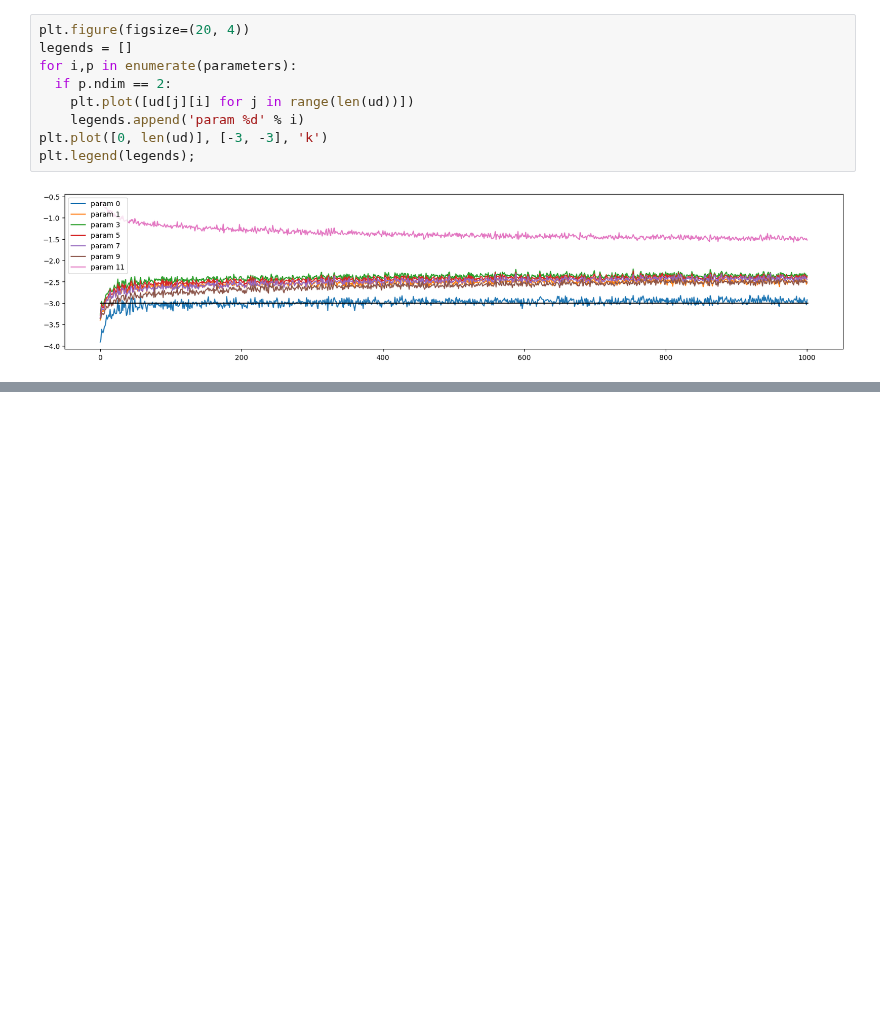
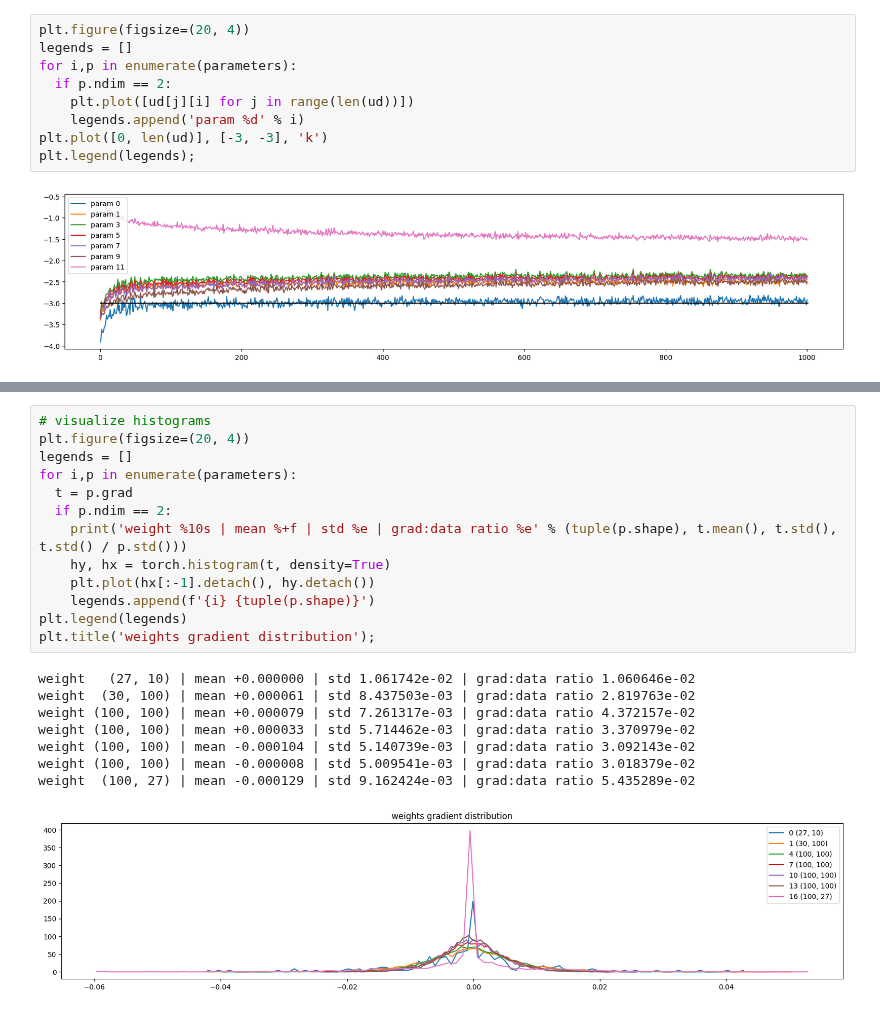
Before and after one commit to dominiksakic/zero_to_hero, a Jupyter notebook: basics_04_batch_norm.ipynb, the cells around one changed output, grey strips where cells are left out. Saved outputs shown, nothing was run; the diff lists cells and outputs as text; blank space fills up the shorter version.

```diff
--- a/basics_04_batch_norm.ipynb
+++ b/basics_04_batch_norm.ipynb
@@ -702,0 +818,22 @@ plt.legend(legends);
+# %%
+# visualize histograms
+plt.figure(figsize=(20, 4))
+legends = []
+for i,p in enumerate(parameters):
+  t = p.grad
+  if p.ndim == 2:
+    print('weight %10s | mean %+f | std %e | grad:data ratio %e' % (tuple(p.shape), t.mean(), t.std(), t.std() / p.std()))
+    hy, hx = torch.histogram(t, density=True)
+    plt.plot(hx[:-1].detach(), hy.detach())
+    legends.append(f'{i} {tuple(p.shape)}')
+plt.legend(legends)
+plt.title('weights gradient distribution');
+# %% [output]
+weight   (27, 10) | mean +0.000000 | std 1.061742e-02 | grad:data ratio 1.060646e-02
+weight  (30, 100) | mean +0.000061 | std 8.437503e-03 | grad:data ratio 2.819763e-02
+weight (100, 100) | mean +0.000079 | std 7.261317e-03 | grad:data ratio 4.372157e-02
+weight (100, 100) | mean +0.000033 | std 5.714462e-03 | grad:data ratio 3.370979e-02
+weight (100, 100) | mean -0.000104 | std 5.140739e-03 | grad:data ratio 3.092143e-02
+weight (100, 100) | mean -0.000008 | std 5.009541e-03 | grad:data ratio 3.018379e-02
+weight  (100, 27) | mean -0.000129 | std 9.162424e-03 | grad:data ratio 5.435289e-02
+[figure, added]
```
Also changed, not shown: parts of 7 cells of this notebook.
